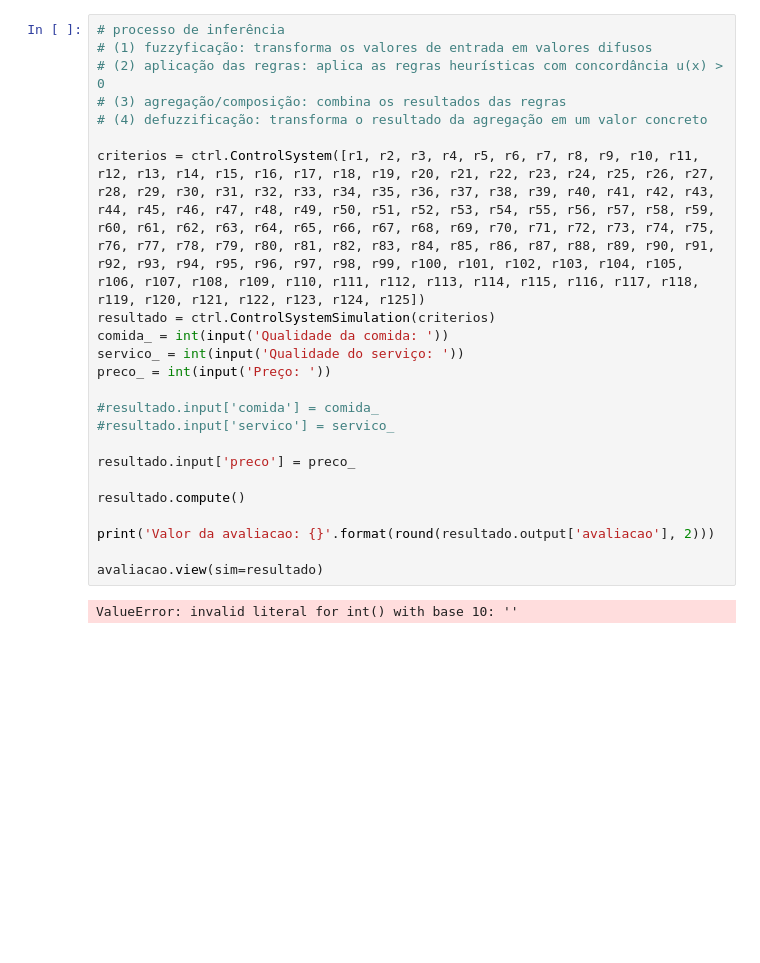
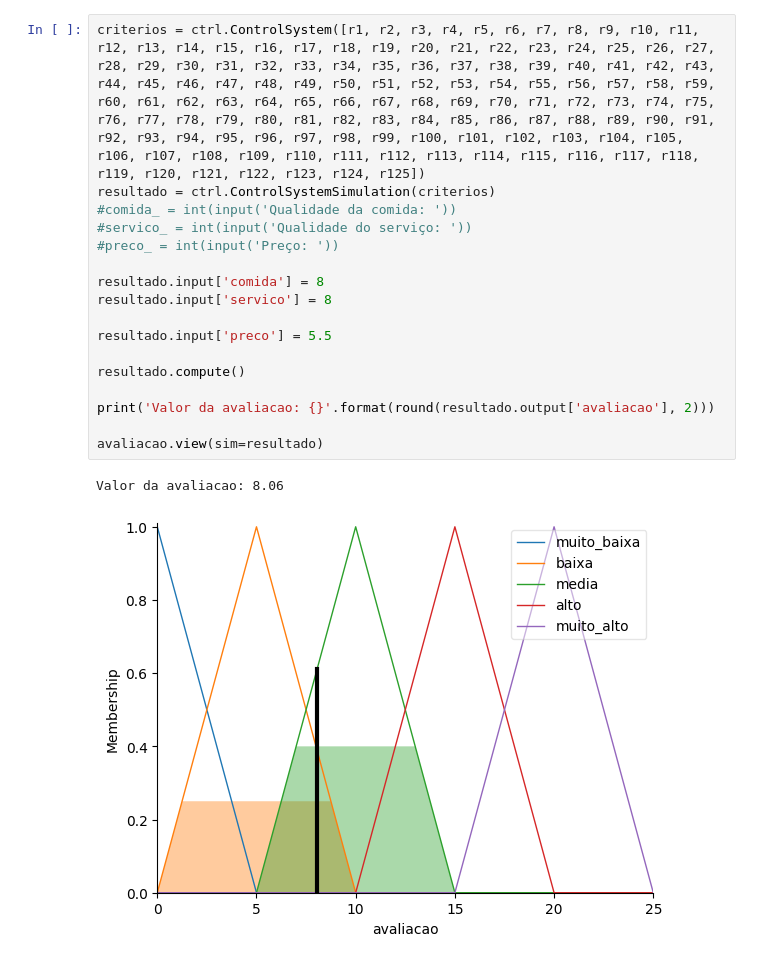
Before and after one commit to rafandoo/inteligencia-artificial, a Jupyter notebook: aulas/logica fuzzy/logicaFuzzy.ipynb, the cells around one changed output. Drawn from its saved outputs; the diff is of its cells as text; blank space fills up the shorter version.

```diff
--- a/aulas/logica fuzzy/logicaFuzzy.ipynb
+++ b/aulas/logica fuzzy/logicaFuzzy.ipynb
@@ -224,25 +197,20 @@ r125 = ctrl.Rule(comida['otima'] and servico['otimo'] and preco['baixo'], avalia
 # %%
-# processo de inferência
-# (1) fuzzyficação: transforma os valores de entrada em valores difusos
-# (2) aplicação das regras: aplica as regras heurísticas com concordância u(x) > 0
-# (3) agregação/composição: combina os resultados das regras
-# (4) defuzzificação: transforma o resultado da agregação em um valor concreto
-
 criterios = ctrl.ControlSystem([r1, r2, r3, r4, r5, r6, r7, r8, r9, r10, r11, r12, r13, r14, r15, r16, r17, r18, r19, r20, r21, r22, r23, r24, r25, r26, r27, r28, r29, r30, r31, r32, r33, r34, r35, r36, r37, r38, r39, r40, r41, r42, r43, r44, r45, r46, r47, r48, r49, r50, r51, r52, r53, r54, r55, r56, r57, r58, r59, r60, r61, r62, r63, r64, r65, r66, r67, r68, r69, r70, r71, r72, r73, r74, r75, r76, r77, r78, r79, r80, r81, r82, r83, r84, r85, r86, r87, r88, r89, r90, r91, r92, r93, r94, r95, r96, r97, r98, r99, r100, r101, r102, r103, r104, r105, r106, r107, r108, r109, r110, r111, r112, r113, r114, r115, r116, r117, r118, r119, r120, r121, r122, r123, r124, r125])
 resultado = ctrl.ControlSystemSimulation(criterios)
-comida_ = int(input('Qualidade da comida: '))
-servico_ = int(input('Qualidade do serviço: '))
-preco_ = int(input('Preço: '))
+#comida_ = int(input('Qualidade da comida: '))
+#servico_ = int(input('Qualidade do serviço: '))
+#preco_ = int(input('Preço: '))
 
-#resultado.input['comida'] = comida_
-#resultado.input['servico'] = servico_
+resultado.input['comida'] = 8
+resultado.input['servico'] = 8
 
-resultado.input['preco'] = preco_
+resultado.input['preco'] = 5.5
 
 resultado.compute()
 
 print('Valor da avaliacao: {}'.format(round(resultado.output['avaliacao'], 2)))
 
 avaliacao.view(sim=resultado)
 # %% [output]
-ValueError: invalid literal for int() with base 10: ''
+Valor da avaliacao: 8.06
+[figure, added]
```
Also changed, not shown: parts of 7 cells of this notebook.
